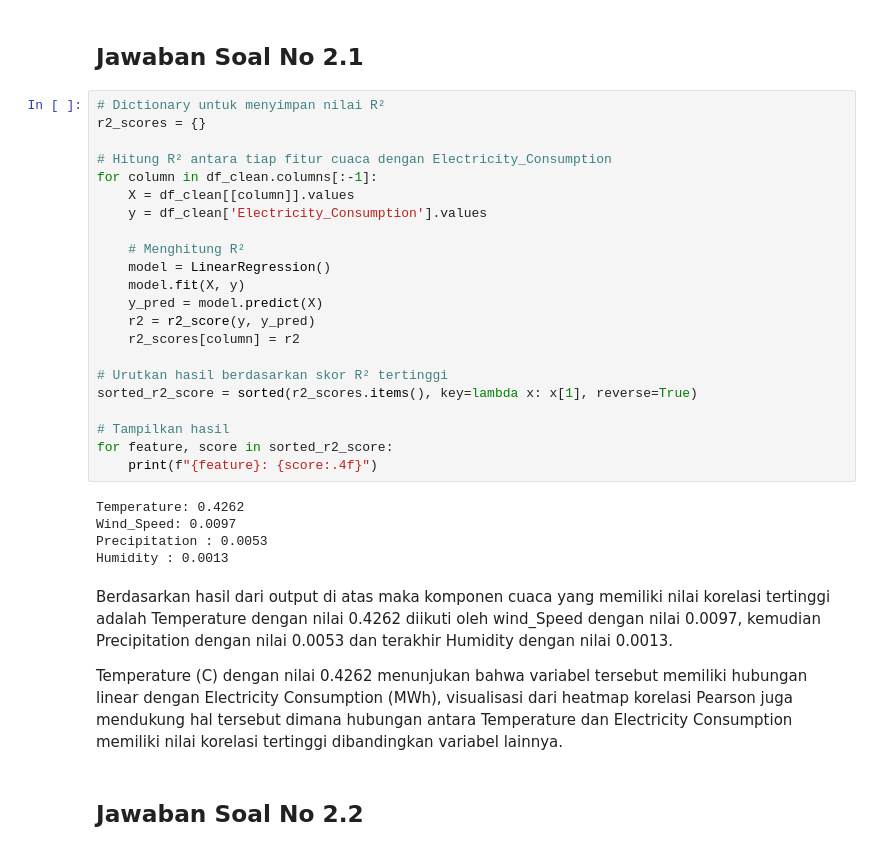
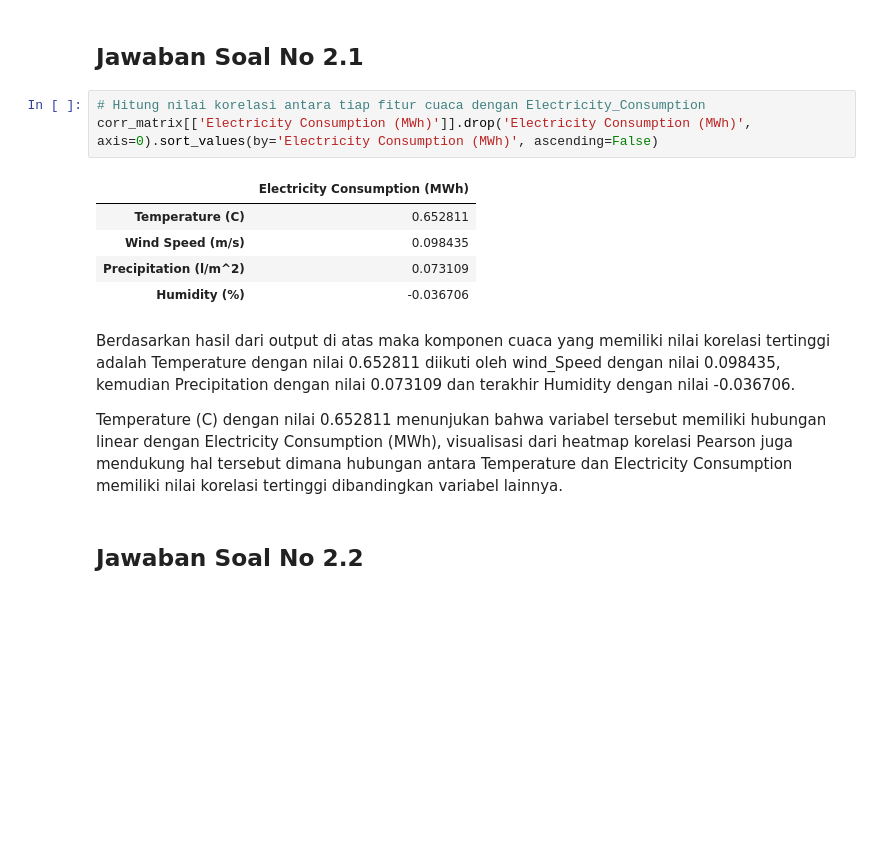
Before and after one commit to AbiyaMakruf/TelU-Tugas-PemodelanDanOptimasiLanjut-UTS, a Jupyter notebook: no2.ipynb, the cells around one changed output. Cells and saved outputs as stored; diff of their text form; blank space fills up the shorter version.

Commit message:
edit: memperbaiki perhitungan R2 score yang awalnya menggunakan r2_score() menjadi korelasi pearson

```diff
--- a/no2.ipynb
+++ b/no2.ipynb
@@ -143,37 +143,19 @@ df_clean
 48048 rows × 5 columns
 # %% [markdown]
 ## Jawaban Soal No 2.1
-# %%
-# Dictionary untuk menyimpan nilai R²
-r2_scores = {}
-
-# Hitung R² antara tiap fitur cuaca dengan Electricity_Consumption
-for column in df_clean.columns[:-1]:
-    X = df_clean[[column]].values
-    y = df_clean['Electricity_Consumption'].values
-
-    # Menghitung R²
-    model = LinearRegression()
-    model.fit(X, y)
-    y_pred = model.predict(X)
-    r2 = r2_score(y, y_pred)
-    r2_scores[column] = r2
-
-# Urutkan hasil berdasarkan skor R² tertinggi
-sorted_r2_score = sorted(r2_scores.items(), key=lambda x: x[1], reverse=True)
-
-# Tampilkan hasil
-for feature, score in sorted_r2_score:
-    print(f"{feature}: {score:.4f}")
-# %% [output]
-Temperature: 0.4262
-Wind_Speed: 0.0097
-Precipitation : 0.0053
-Humidity : 0.0013
+# %%
+# Hitung nilai korelasi antara tiap fitur cuaca dengan Electricity_Consumption
+corr_matrix[['Electricity Consumption (MWh)']].drop('Electricity Consumption (MWh)', axis=0).sort_values(by='Electricity Consumption (MWh)', ascending=False)
+# %% [output]
+|  | Electricity Consumption (MWh) |
+| Temperature (C) | 0.652811 |
+| Wind Speed (m/s) | 0.098435 |
+| Precipitation (l/m^2) | 0.073109 |
+| Humidity (%) | -0.036706 |
 # %% [markdown]
-Berdasarkan hasil dari output di atas maka komponen cuaca yang memiliki nilai korelasi tertinggi adalah Temperature dengan nilai 0.4262 diikuti oleh wind_Speed dengan nilai 0.0097, kemudian Precipitation dengan nilai 0.0053 dan terakhir Humidity dengan nilai 0.0013.
+Berdasarkan hasil dari output di atas maka komponen cuaca yang memiliki nilai korelasi tertinggi adalah Temperature dengan nilai 0.652811 diikuti oleh wind_Speed dengan nilai 0.098435, kemudian Precipitation dengan nilai 0.073109 dan terakhir Humidity dengan nilai -0.036706.
 
-Temperature (C) dengan nilai 0.4262 menunjukan bahwa variabel tersebut memiliki hubungan linear dengan Electricity Consumption (MWh), visualisasi dari heatmap korelasi Pearson juga mendukung hal tersebut dimana hubungan antara Temperature dan Electricity Consumption memiliki nilai korelasi tertinggi dibandingkan variabel lainnya.
+Temperature (C) dengan nilai 0.652811 menunjukan bahwa variabel tersebut memiliki hubungan linear dengan Electricity Consumption (MWh), visualisasi dari heatmap korelasi Pearson juga mendukung hal tersebut dimana hubungan antara Temperature dan Electricity Consumption memiliki nilai korelasi tertinggi dibandingkan variabel lainnya.
 # %% [markdown]
 ## Jawaban Soal No 2.2
 # %%
```
